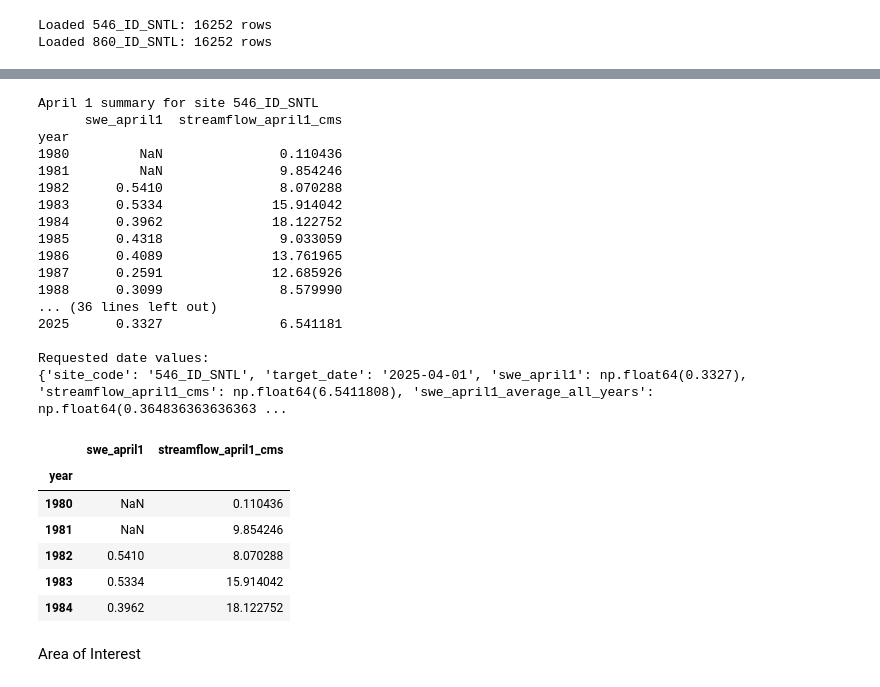
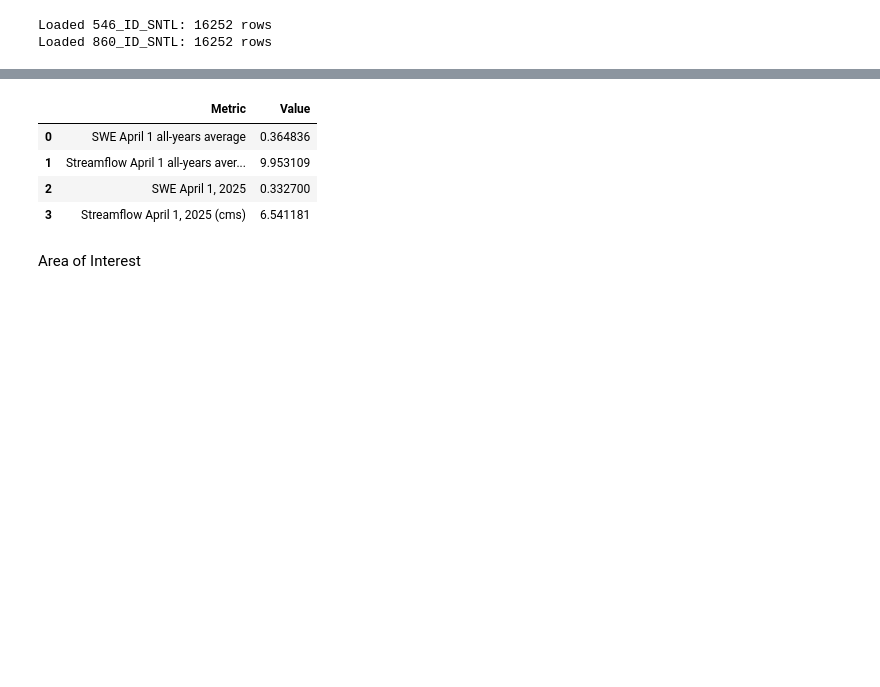
Before and after one commit to annasosnovske/HydroinformaticsHW2, a Jupyter notebook: HW2.ipynb, the cells around one changed output, grey strips where cells are left out. Drawn from its saved outputs; the diff is of its cells as text; code cells hidden in the pictures; blank space fills up the shorter version.

Commit message:
added swe and streamflow averages and april 1 info

```diff
--- a/HW2.ipynb
+++ b/HW2.ipynb
@@ -66,39 +66,46 @@ gdf_in_bbox
 | 0 | 546_ID_SNTL | Island Park | SNOTEL | 1917.192017 | 44.420300 | -111.385117 | Idaho | 170402020601 | 12TVQ | None | ... |
 | 1 | 860_ID_SNTL | White Elephant | SNOTEL | 2350.008057 | 44.532669 | -111.410851 | Idaho | 170402020305 | 12TVQ | Idaho-Bitterroot Rocky Mountains | ... |
 # %%
-# April 1 SWE and streamflow summary by year + requested 2025-04-01 values
-april1_summary, april1_2025 = hw2_metrics.summarize_april1_swe_streamflow(
-    snotel_data,
-    cleaned,
-    site_code="546_ID_SNTL",
-    target_date="2025-04-01",
+# Compute historical averages for April 1 for SWE and Streamflow data. This will be used for comparison with the April 1, 2025 values.
+import io
+from contextlib import redirect_stdout
+
+with redirect_stdout(io.StringIO()):
+    april1_summary, april1_2025 = hw2_metrics.summarize_april1_swe_streamflow(
+        snotel_data,
+        cleaned,
+        site_code="546_ID_SNTL",
+        target_date="2025-04-01",
+    )
+
+# Explicitly use April 1 values across all years in the dataset
+swe_april1_all_years_avg = april1_summary["swe_april1"].mean()
+streamflow_april1_all_years_avg = april1_summary["streamflow_april1_cms"].mean()
+
+april1_display = pd.DataFrame(
+    {
+        "Metric": [
+            "SWE April 1 all-years average",
+            "Streamflow April 1 all-years average (cms)",
+            "SWE April 1, 2025",
+            "Streamflow April 1, 2025 (cms)",
+        ],
+        "Value": [
+            swe_april1_all_years_avg,
+            streamflow_april1_all_years_avg,
+            april1_2025["swe_april1"],
+            april1_2025["streamflow_april1_cms"],
+        ],
+    }
 )
-april1_summary.head()
+
+april1_display
 # %% [output]
-April 1 summary for site 546_ID_SNTL
-      swe_april1  streamflow_april1_cms
-year
-1980         NaN               0.110436
-1981         NaN               9.854246
-1982      0.5410               8.070288
-1983      0.5334              15.914042
-1984      0.3962              18.122752
-1985      0.4318               9.033059
-1986      0.4089              13.761965
-1987      0.2591              12.685926
-1988      0.3099               8.579990
-... (36 lines left out)
-2025      0.3327               6.541181
-
-Requested date values:
-{'site_code': '546_ID_SNTL', 'target_date': '2025-04-01', 'swe_april1': np.float64(0.3327), 'streamflow_april1_cms': np.float64(6.5411808), 'swe_april1_average_all_years': np.float64(0.364836363636363 ...
-|  | swe_april1 | streamflow_april1_cms |
-| year |  |  |
-| 1980 | NaN | 0.110436 |
-| 1981 | NaN | 9.854246 |
-| 1982 | 0.5410 | 8.070288 |
-| 1983 | 0.5334 | 15.914042 |
-| 1984 | 0.3962 | 18.122752 |
+|  | Metric | Value |
+| 0 | SWE April 1 all-years average | 0.364836 |
+| 1 | Streamflow April 1 all-years aver... | 9.953109 |
+| 2 | SWE April 1, 2025 | 0.332700 |
+| 3 | Streamflow April 1, 2025 (cms) | 6.541181 |
 # %% [markdown]
 Area of Interest
 # %%
```
